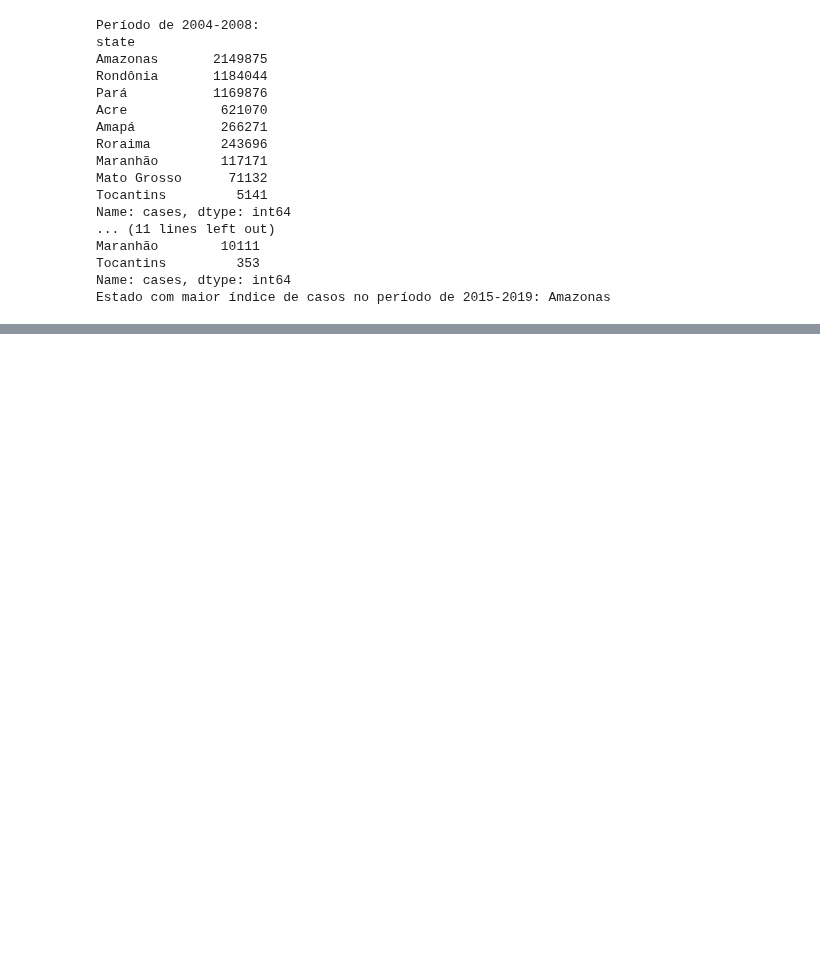
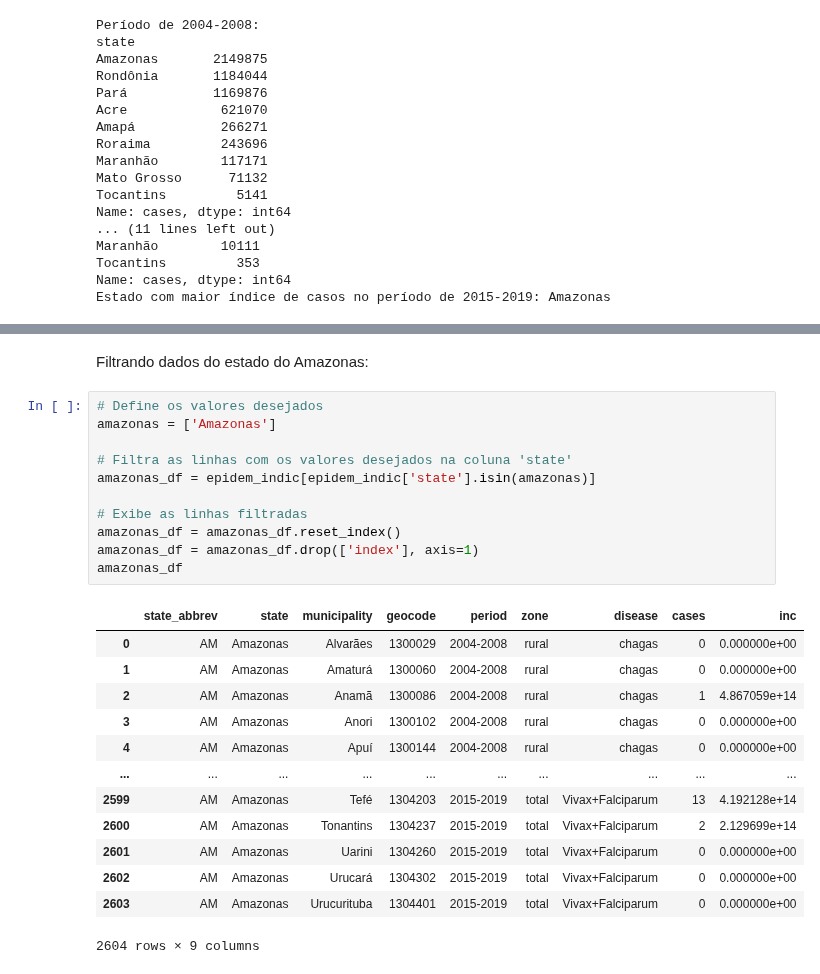
Before and after one commit to RaphaLevy/TCC, a Jupyter notebook: Dados-Projeto Trajetorias/Trata_Arquivos_de_Dados.ipynb, the cells around one changed output, grey strips where cells are left out. Saved outputs shown, nothing was run; the diff lists cells and outputs as text; blank space fills up the shorter version.

```diff
--- a/Dados-Projeto Trajetorias/Trata_Arquivos_de_Dados.ipynb
+++ b/Dados-Projeto Trajetorias/Trata_Arquivos_de_Dados.ipynb
@@ -176,0 +273,27 @@ Estado com maior índice de casos no período de 2015-2019: Amazonas
+# %% [markdown]
+Filtrando dados do estado do Amazonas:
+# %%
+# Define os valores desejados
+amazonas = ['Amazonas']
+
+# Filtra as linhas com os valores desejados na coluna 'state'
+amazonas_df = epidem_indic[epidem_indic['state'].isin(amazonas)]
+
+# Exibe as linhas filtradas
+amazonas_df = amazonas_df.reset_index()
+amazonas_df = amazonas_df.drop(['index'], axis=1)
+amazonas_df
+# %% [output]
+|  | state_abbrev | state | municipality | geocode | period | zone | disease | cases | inc |
+| 0 | AM | Amazonas | Alvarães | 1300029 | 2004-2008 | rural | chagas | 0 | 0.000000e+00 |
+| 1 | AM | Amazonas | Amaturá | 1300060 | 2004-2008 | rural | chagas | 0 | 0.000000e+00 |
+| 2 | AM | Amazonas | Anamã | 1300086 | 2004-2008 | rural | chagas | 1 | 4.867059e+14 |
+| 3 | AM | Amazonas | Anori | 1300102 | 2004-2008 | rural | chagas | 0 | 0.000000e+00 |
+| 4 | AM | Amazonas | Apuí | 1300144 | 2004-2008 | rural | chagas | 0 | 0.000000e+00 |
+| ... | ... | ... | ... | ... | ... | ... | ... | ... | ... |
+| 2599 | AM | Amazonas | Tefé | 1304203 | 2015-2019 | total | Vivax+Falciparum | 13 | 4.192128e+14 |
+| 2600 | AM | Amazonas | Tonantins | 1304237 | 2015-2019 | total | Vivax+Falciparum | 2 | 2.129699e+14 |
+| 2601 | AM | Amazonas | Uarini | 1304260 | 2015-2019 | total | Vivax+Falciparum | 0 | 0.000000e+00 |
+| 2602 | AM | Amazonas | Urucará | 1304302 | 2015-2019 | total | Vivax+Falciparum | 0 | 0.000000e+00 |
+| 2603 | AM | Amazonas | Urucurituba | 1304401 | 2015-2019 | total | Vivax+Falciparum | 0 | 0.000000e+00 |
+2604 rows × 9 columns
```
Also changed, not shown: parts of 18 cells of this notebook.
